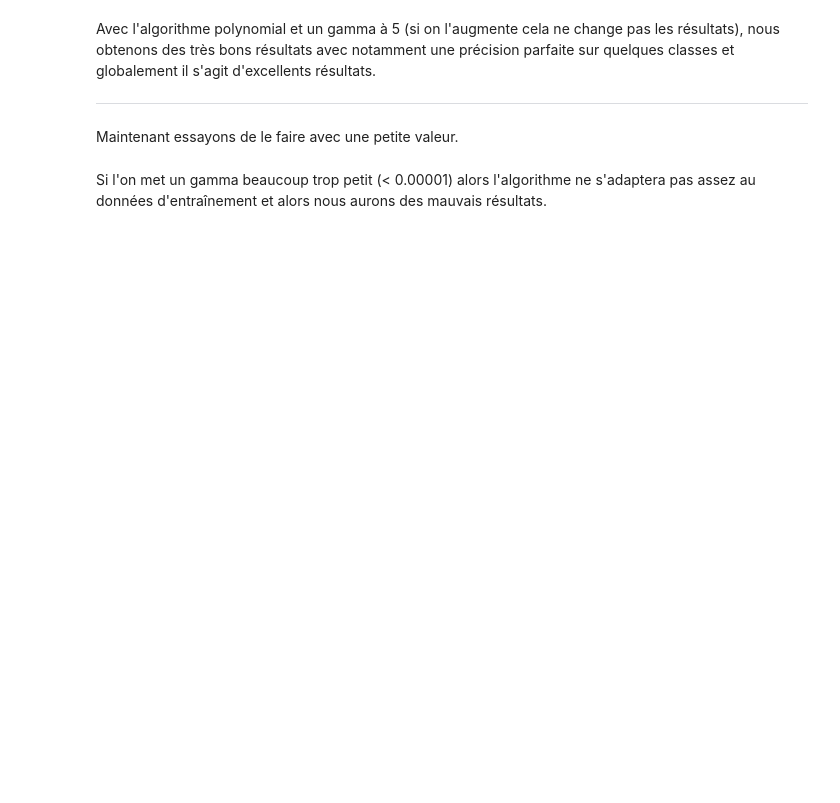
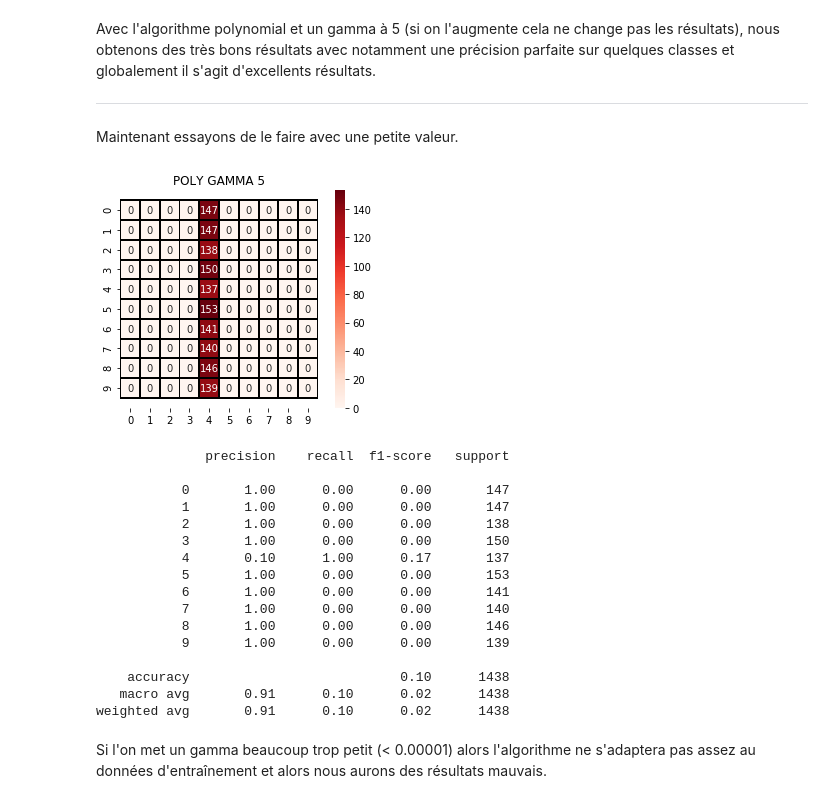
Before and after one commit to JohanChataigne/handwritten_digits_recognition, a Jupyter notebook: Assignment1.ipynb, the cells around one changed output. Cells and saved outputs as stored; diff of their text form; code cells hidden in the pictures; blank space fills up the shorter version.

```diff
--- a/Assignment1.ipynb
+++ b/Assignment1.ipynb
@@ -696,22 +830,40 @@ Maintenant essayons de le faire avec une petite valeur.
 # %%
 # POLY GAMMA 0.00001
 svc = svm.SVC(kernel='poly', C=1.0, gamma=0.00001)
 
 pred_poly_svm = svc.fit(X_svm_train,Y_svm_train).predict(X_svm_test)
 
 confution_matrix_poly_svm = metrics.confusion_matrix(Y_svm_test, pred_poly_svm, labels=range(n_clusters))
 ax = heatmap(confution_matrix_poly_svm, annot=True, cmap="Reds", square=True, linecolor="black", fmt='d', linewidths = 1)
 ax.set_title("POLY GAMMA 5")
 
 b, t = plt.ylim()
 b += 0.5
 t -= 0.5
 plt.ylim(b, t)
 plt.show()
 
-report_poly_svm = metrics.classification_report(Y_svm_test, pred_poly_svm)
+report_poly_svm = metrics.classification_report(Y_svm_test, pred_poly_svm, zero_division=1)
 print(report_poly_svm)
+# %% [output]
+[figure, added]
+              precision    recall  f1-score   support
+
+           0       1.00      0.00      0.00       147
+           1       1.00      0.00      0.00       147
+           2       1.00      0.00      0.00       138
+           3       1.00      0.00      0.00       150
+           4       0.10      1.00      0.17       137
+           5       1.00      0.00      0.00       153
+           6       1.00      0.00      0.00       141
+           7       1.00      0.00      0.00       140
+           8       1.00      0.00      0.00       146
+           9       1.00      0.00      0.00       139
+
+    accuracy                           0.10      1438
+   macro avg       0.91      0.10      0.02      1438
+weighted avg       0.91      0.10      0.02      1438
 # %% [markdown]
 <font color="blue"/>
 
-Si l'on met un gamma beaucoup trop petit (< 0.00001) alors l'algorithme ne s'adaptera pas assez au données d'entraînement et alors nous aurons des mauvais résultats.
+Si l'on met un gamma beaucoup trop petit (< 0.00001) alors l'algorithme ne s'adaptera pas assez au données d'entraînement et alors nous aurons des résultats mauvais.
```
Also changed, not shown: parts of 18 cells of this notebook.
